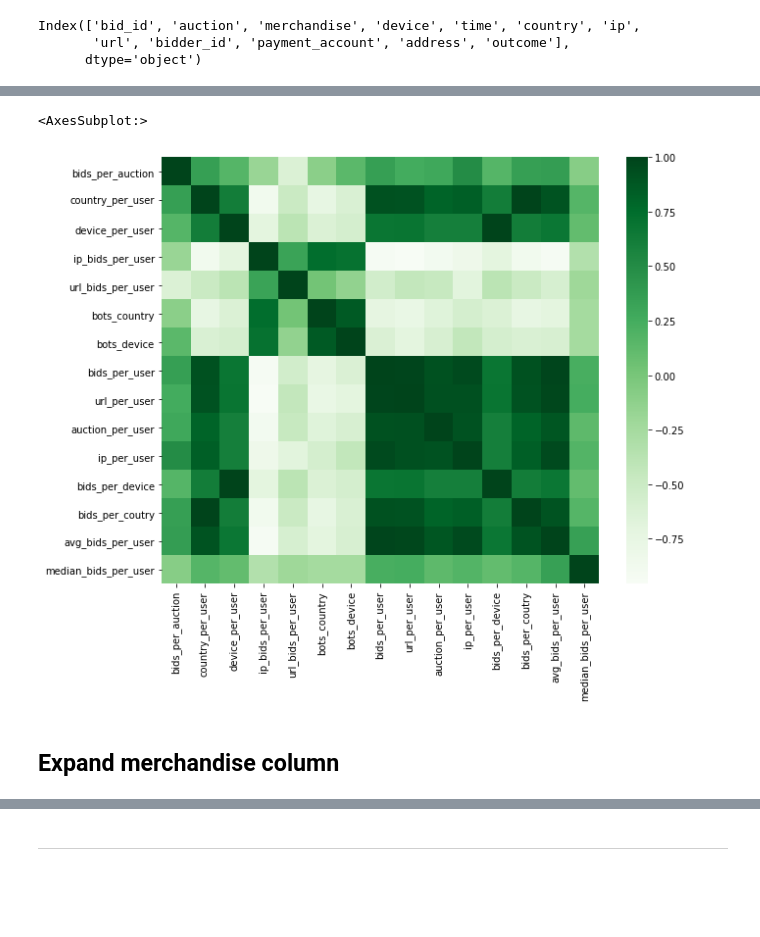
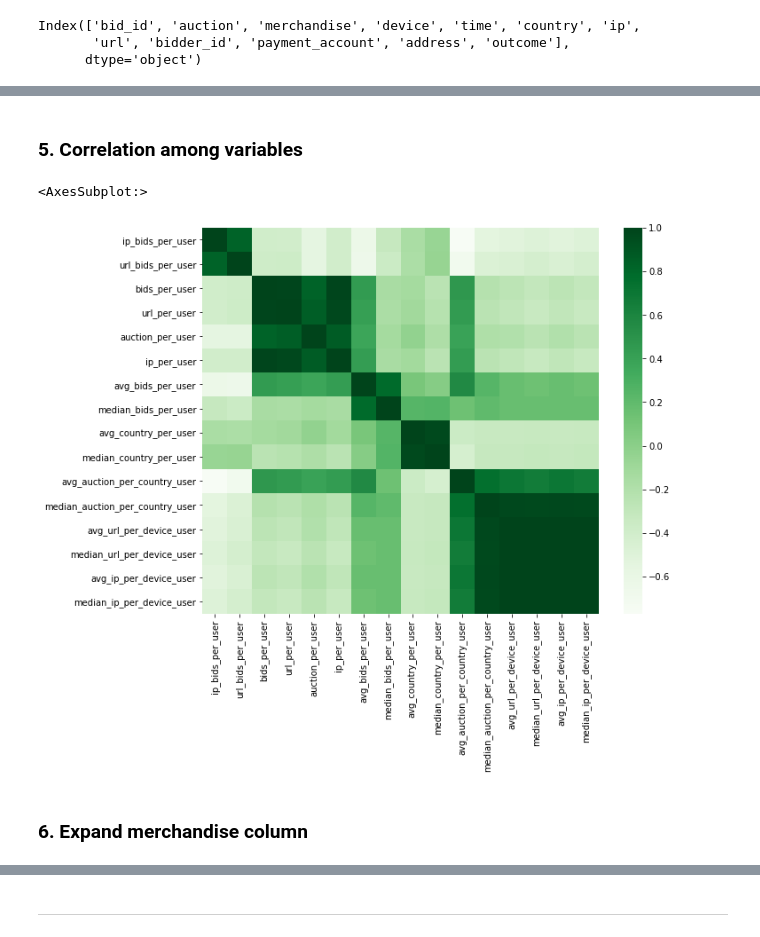
Before and after one commit to gabriellewald/auction-fraud-detection, a Jupyter notebook: notebooks/3_feature_engineering.ipynb, the cells around one changed output, grey strips where cells are left out. Drawn from its saved outputs; the diff is of its cells as text; code cells hidden in the pictures; blank space fills up the shorter version.

```diff
--- a/notebooks/3_feature_engineering.ipynb
+++ b/notebooks/3_feature_engineering.ipynb
@@ -40,0 +95,4 @@ Index(['bid_id', 'auction', 'merchandise', 'device', 'time', 'country', 'ip',
+# %%
+# load train df
+train = pd.read_csv('../data/train.csv')
+train.columns
@@ -181,15 +277,11 @@ auction_df = pd.merge(auction_df, median_ip_per_device_user, on='bidder_id', how
 # %%
 # update column names
-auction_df.columns = ['bid_id', 'auction', 'merchandise', 'device', 'time',
-               'country', 'ip', 'url', 'bidder_id', 'payment_account', 'address',
-               'outcome', 'bids_per_auction', 'country_per_user',
-               'device_per_user', 'ip_bids_per_user', 'url_bids_per_user', 'bots_country',
-                'bots_device', 'bids_per_user', 'url_per_user', 'auction_per_user',
-                'ip_per_user', 'bids_per_device', 'bids_per_coutry', 'avg_bids_per_user',
-                'median_bids_per_user','avg_country_per_user', 'median_country_per_user', 'avg_auction_per_country_user',
-                'median_auction_per_country_user', 'avg_url_per_device_user', 'median_url_per_device_user',
-                'avg_ip_per_device_user', 'median_ip_per_device_user']
-print(auction_df.columns)
+train.columns = ['bidder_id', 'payment_account', 'address', 'outcome',
+                  'ip_bids_per_user', 'url_bids_per_user', 'bids_per_user', 'url_per_user', 'auction_per_user',
+                  'ip_per_user', 'avg_bids_per_user', 'median_bids_per_user', 'avg_country_per_user',
+                  'median_country_per_user', 'avg_auction_per_country_user', 'median_auction_per_country_user',
+                  'avg_url_per_device_user', 'median_url_per_device_user', 'avg_ip_per_device_user',
+                  'median_ip_per_device_user']
 
-auction_df
+print(train.columns)
 # %% [output]
@@ -220,0 +320,3 @@ Index(['bid_id', 'auction', 'merchandise', 'device', 'time', 'country', 'ip',
+# %%
+train = train.dropna()
+train['bidder_id'].nunique()
@@ -356,25 +476,29 @@ plt.show()
+# %% [markdown]
+### 5. Correlation among variables
 # %%
 # filter variables of interest
-df = auction_df[['bids_per_auction', 'country_per_user',
-                'device_per_user', 'ip_bids_per_user', 'url_bids_per_user', 'bots_country',
-                'bots_device', 'bids_per_user', 'url_per_user', 'auction_per_user',
-                'ip_per_user', 'bids_per_device', 'bids_per_coutry', 'avg_bids_per_user',
-                 'median_bids_per_user']]
+df = train[['ip_bids_per_user', 'url_bids_per_user', 'bids_per_user',
+       'url_per_user', 'auction_per_user', 'ip_per_user', 'avg_bids_per_user',
+       'median_bids_per_user', 'avg_country_per_user',
+       'median_country_per_user', 'avg_auction_per_country_user',
+       'median_auction_per_country_user', 'avg_url_per_device_user',
+       'median_url_per_device_user', 'avg_ip_per_device_user',
+       'median_ip_per_device_user']]
 
 plt.figure(figsize=(10, 8))
 
 # plot the correlation matrix for the numerical values
 corr_matrix = df.corr()
 sns.heatmap(corr_matrix.corr(),
             xticklabels=corr_matrix.corr().columns,
             yticklabels=corr_matrix.corr().columns,
             cmap="Greens",
             fmt='d')
 # %% [output]
 <AxesSubplot:>
-[figure, old version]
+[figure, new version]
 # %% [markdown]
-## Expand merchandise column
+### 6. Expand merchandise column
 # %%
 # merchandise by user
 # rearrange merchandise to columns and have values as number of bids for each bidder
```
Also changed, not shown: parts of 35 cells of this notebook, 1 other file.
